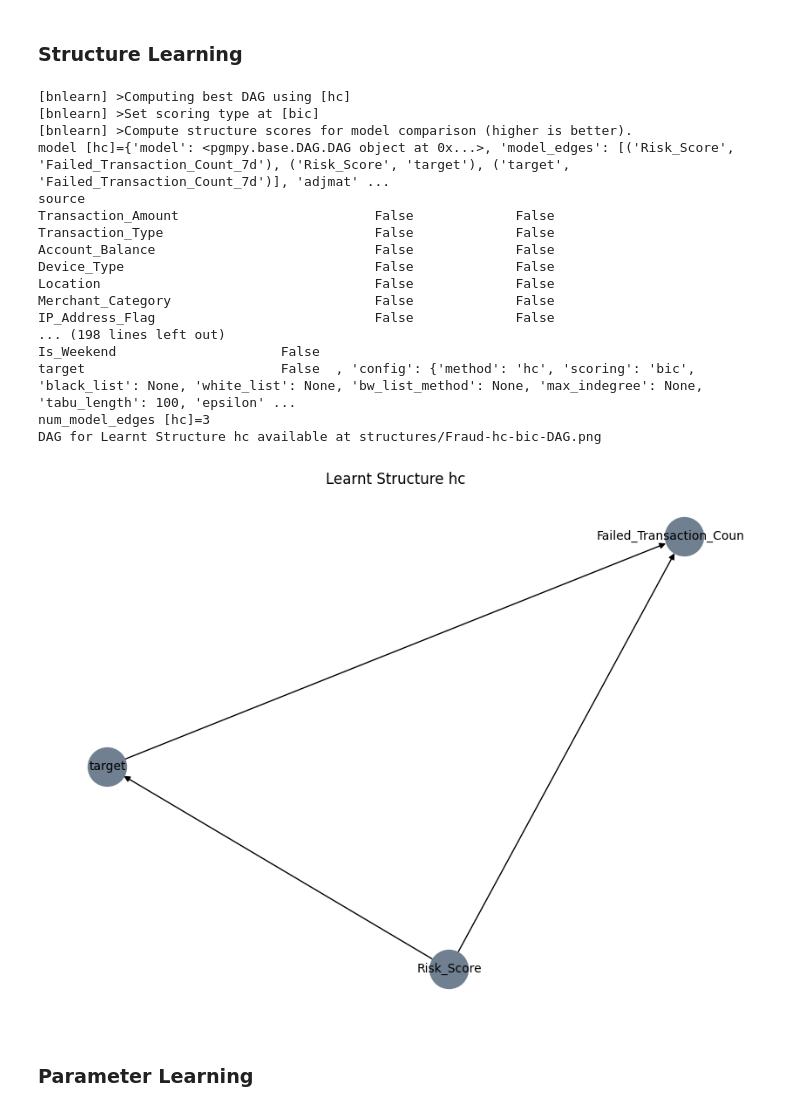
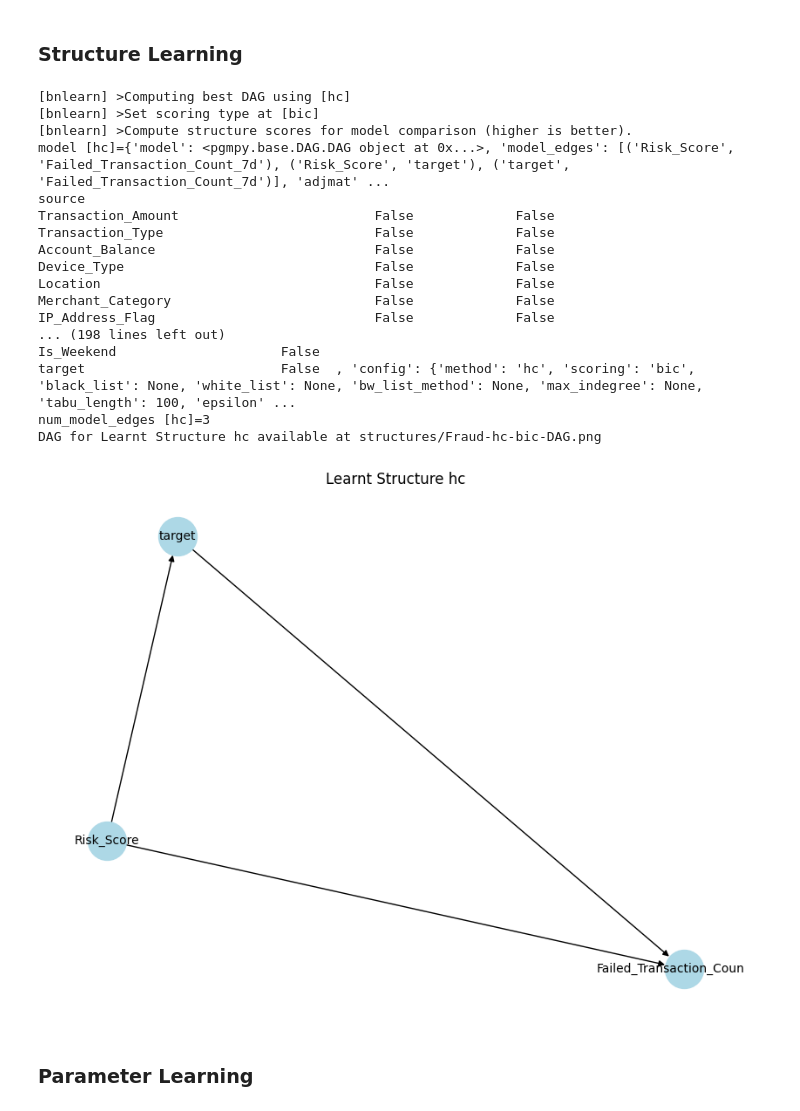
Before and after one commit to Angie-Zauner/AAI, a Jupyter notebook: main.ipynb, the cells around one changed output. Saved outputs shown, nothing was run; the diff lists cells and outputs as text; code cells hidden in the pictures.

```diff
--- a/main.ipynb
+++ b/main.ipynb
@@ -263,26 +263,26 @@ plot_distributions(train_dheart, train_dheart.columns, color='slategrey')
 # %% [markdown]
 ### **Structure Learning**
 # %%
-fraud_structure = structure_learning(train_dfraud, "hc", "bic", 2000000, dataset_name="Fraud", color='slategrey')
+fraud_structure = structure_learning(train_dfraud, "hc", "bic", 2000000, dataset_name="Fraud") #ADD COLOR
 # %% [output]
 [bnlearn] >Computing best DAG using [hc]
 [bnlearn] >Set scoring type at [bic]
 [bnlearn] >Compute structure scores for model comparison (higher is better).
 model [hc]={'model': <pgmpy.base.DAG.DAG object at 0x...>, 'model_edges': [('Risk_Score', 'Failed_Transaction_Count_7d'), ('Risk_Score', 'target'), ('target', 'Failed_Transaction_Count_7d')], 'adjmat' ...
 source
 Transaction_Amount                         False             False
 Transaction_Type                           False             False
 Account_Balance                            False             False
 Device_Type                                False             False
 Location                                   False             False
 Merchant_Category                          False             False
 IP_Address_Flag                            False             False
 ... (198 lines left out)
 Is_Weekend                     False
 target                         False  , 'config': {'method': 'hc', 'scoring': 'bic', 'black_list': None, 'white_list': None, 'bw_list_method': None, 'max_indegree': None, 'tabu_length': 100, 'epsilon' ...
 num_model_edges [hc]=3
 DAG for Learnt Structure hc available at structures/Fraud-hc-bic-DAG.png
-[figure, old version]
+[figure, new version]
 # %% [markdown]
 ### **Parameter Learning**
 # %%
```
Also changed, not shown: parts of 3 cells of this notebook, 3 other files.
